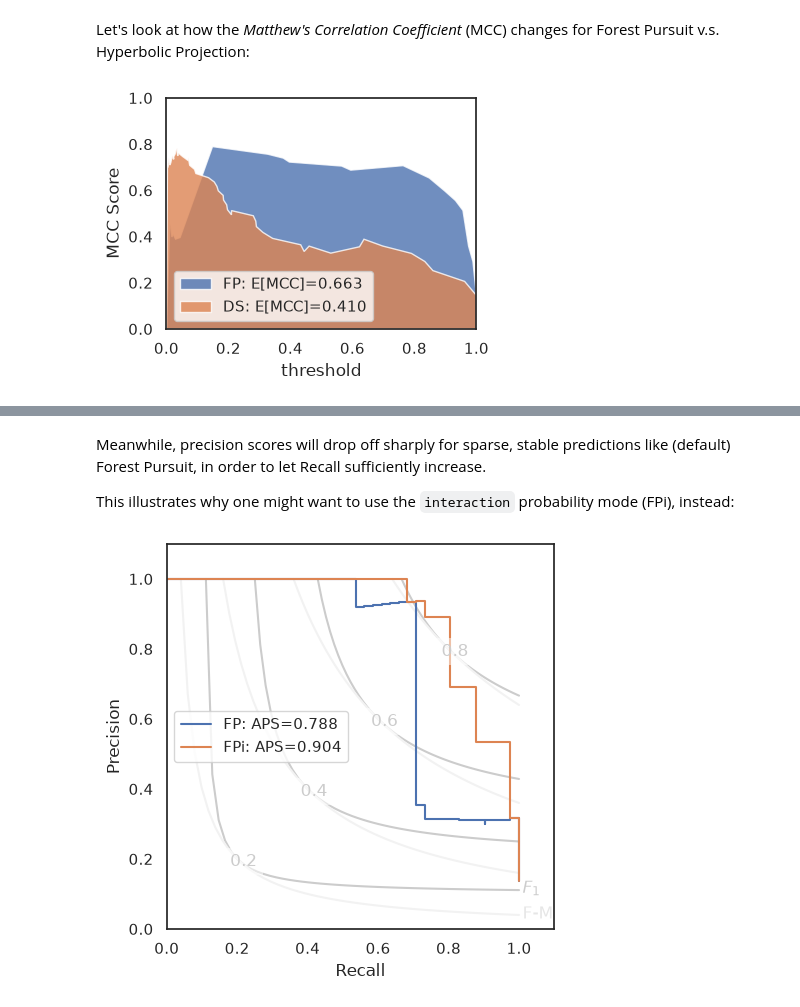
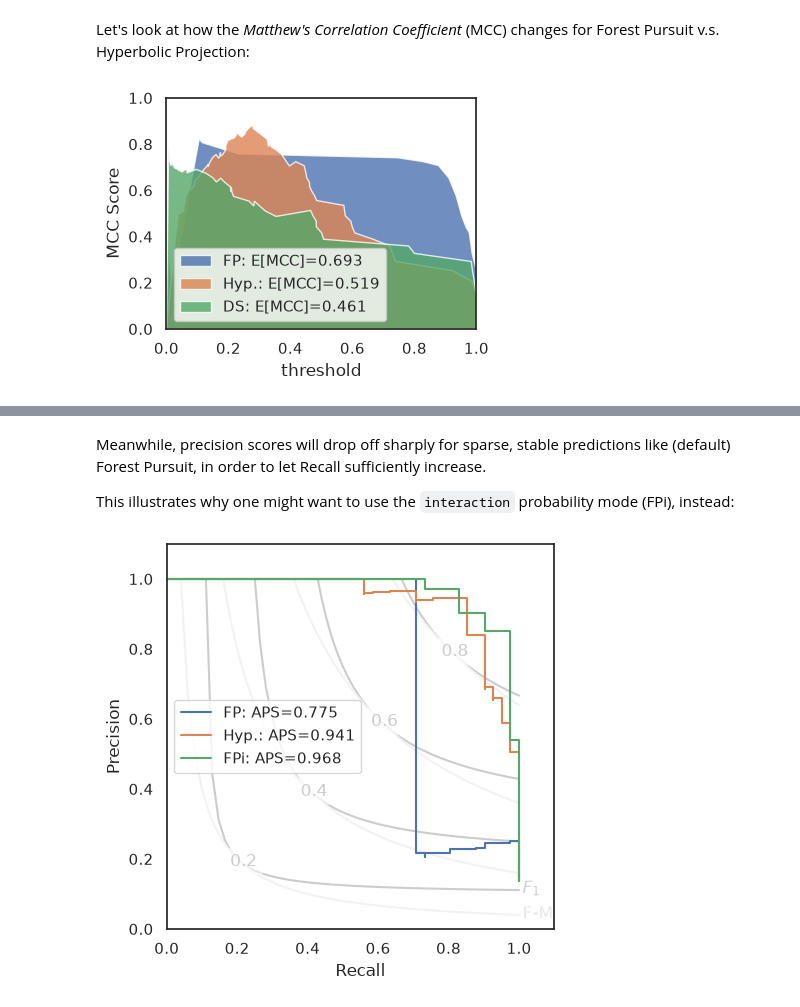
Before and after one commit to rtbs-dev/affinis, a Jupyter notebook: notebooks/case-studies/example.ipynb, the cells around one changed output, grey strips where cells are left out. Saved outputs shown, nothing was run; the diff lists cells and outputs as text; code cells hidden in the pictures.

Commit message:
fixed hyperbolic-proj

```diff
--- a/notebooks/case-studies/example.ipynb
+++ b/notebooks/case-studies/example.ipynb
@@ -105,9 +105,9 @@ def sim_papers(n_weeks, L, jumps_param=0.1, rng=np.random.default_rng(2)):
 L_df = pd.DataFrame(L, columns=author_idx, index=author_idx)
 
 
-X = COO.from_numpy(np.vstack([paper for paper in sim_papers(52,L_df, 0.1)]))
+X = COO.from_numpy(np.vstack([paper for paper in sim_papers(52,L_df, 0.07)]))
 Xdf = pd.DataFrame(X.todense(), columns=author_idx)
 hinton(X)
 plt.xlabel('author')
-plt.ylabel('publication')
+plt.ylabel('publication');
 # %% [output]
@@ -126,8 +125,8 @@ baselines = {
     'Forest Pursuit': aff.forest_pursuit(X,pseudocts=psct),
     'HSS': aff.high_salience_skeleton(X, pseudocts=psct),
     'Co-occurrence Prob.': aff.coocur_prob(X, pseudocts=psct),
-    # 'Hyperbolic Proj.': aff.hyperbolic_project(X),
-    'odds-ratio': aff.odds_ratio(X, pseudocts=psct),
+    'Hyperbolic Proj.': aff.hyperbolic_project(X),
+    # 'odds-ratio': aff.odds_ratio(X, pseudocts=psct),
     'doubly-stochastic':aff.doubly_stochastic_filter(X, reg=0.1,pseudocts=psct),
 }
 
@@ -162,26 +161,34 @@ from scipy.spatial.distance import squareform
 y_true = sq2flat(A).astype(bool)
 y_fp = sq2flat(baselines['Forest Pursuit'])
 y_ds = sq2flat(baselines['doubly-stochastic'])
+y_hyp = sq2flat(baselines["Hyperbolic Proj."])
 
 m_fp = Contingent.from_scalar(y_true, y_fp.todense())
 m_ds = Contingent.from_scalar(y_true, y_ds.todense())
+m_hyp = Contingent.from_scalar(y_true, y_hyp.todense())
 # %% [markdown]
 Let's look at how the _Matthew's Correlation Coefficient_ (MCC) changes for Forest Pursuit v.s. Hyperbolic Projection:
 # %%
 ax=plt.subplot()
 ax.fill(
     m_fp.weights, m_fp.mcc,
     alpha=0.8,label=f'FP: E[MCC]={m_fp.expected('mcc'):.3f}'
 )
+
+ax.fill(
+    m_hyp.weights, m_hyp.mcc,
+    alpha=0.8,label=f'Hyp.: E[MCC]={m_hyp.expected('mcc'):.3f}'
+)
+
 ax.fill(
     m_ds.weights, m_ds.mcc,
     alpha=0.8,label=f'DS: E[MCC]={m_ds.expected('mcc'):.3f}'
 )
 ax.set(xlim=(0,1),ylim=(0,1),xlabel='threshold',ylabel='MCC Score')
 plt.legend()
 plt.savefig(imgpath/'collab-mcc.webp')
 # %% [output]
-[figure, old version]
+[figure, new version]
 # %% [markdown]
 ![MCC score thresholds](img/collab-mcc.webp)
 # %% [markdown]
@@ -198,10 +205,10 @@ plt.step(
     m_fp.recall, m_fp.precision,
     where='post',label=f'FP: APS={m_fp.expected('aps'):.3f}'
 )
-# plt.step(
-#     m_hyp.recall, m_hyp.precision,
-#     where='post', label=f'DS: APS={m_hyp.expected('aps'):.3f}'
-# )
+plt.step(
+    m_hyp.recall, m_hyp.precision,
+    where='post', label=f'Hyp.: APS={m_hyp.expected('aps'):.3f}'
+)
 plt.step(
     m_fpi.recall, m_fpi.precision,
     where='post', label=f'FPi: APS={m_fpi.expected('aps'):.3f}'
@@ -209,6 +216,6 @@ plt.step(
 plt.legend()
 plt.savefig(imgpath/'collab-PR.webp')
 # %% [output]
-[figure, old version]
+[figure, new version]
 # %% [markdown]
 ![pr-curve](img/collab-PR.webp)
```
Also changed, not shown: parts of 2 cells of this notebook, 6 other files.
